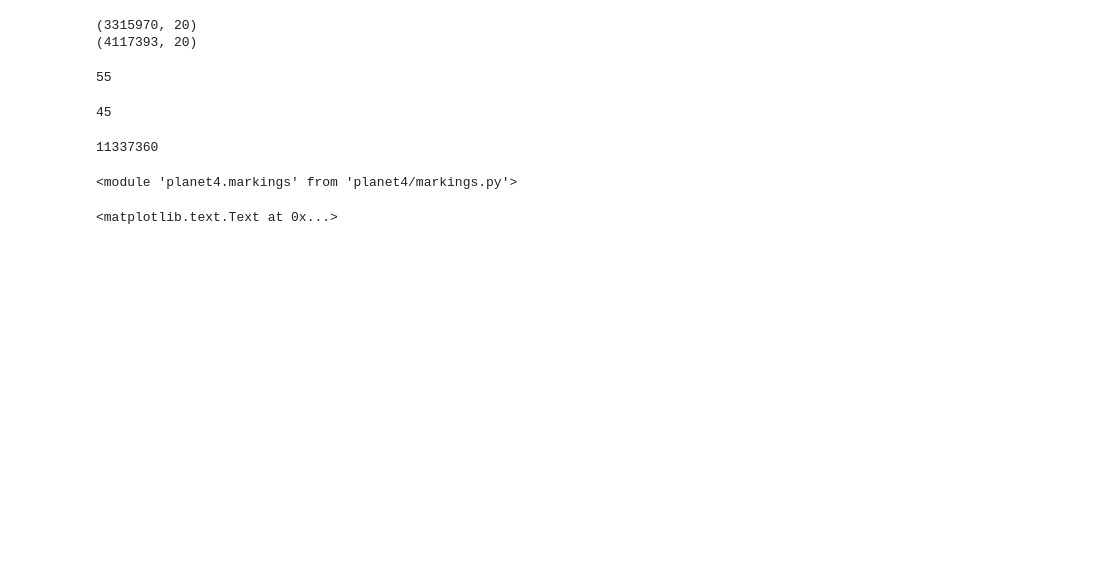
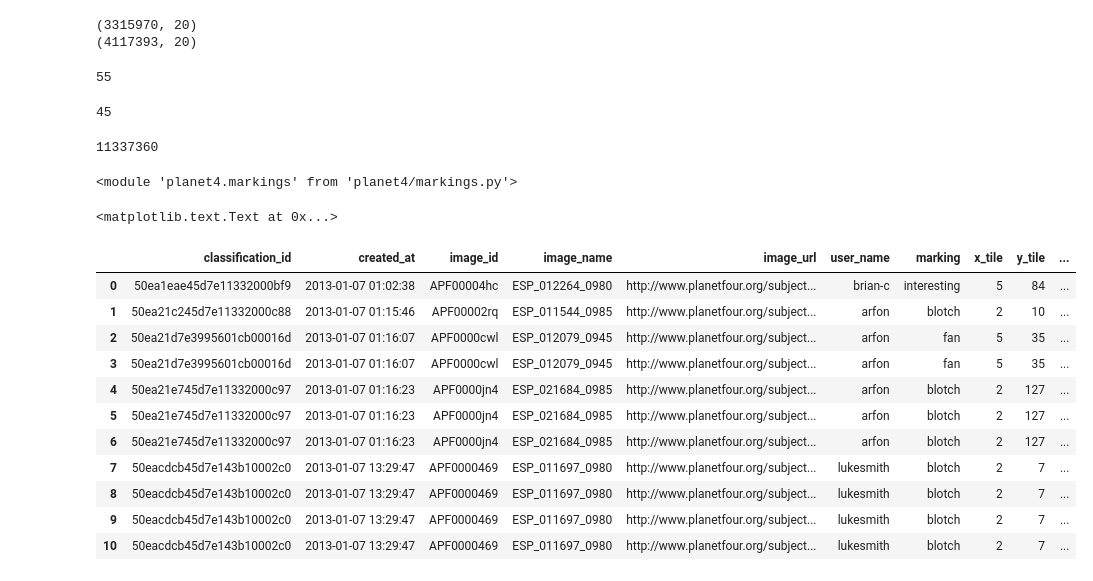
Before and after one commit to michaelaye/planet4, a Jupyter notebook: notebooks/reduction tests.ipynb, the cells around one changed output. Drawn from its saved outputs; the diff is of its cells as text; code cells hidden in the pictures; blank space fills up the shorter version.

```diff
--- a/notebooks/reduction tests.ipynb
+++ b/notebooks/reduction tests.ipynb
@@ -213,0 +214,16 @@ imshow?
+# %%
+d = blaze.Data('/Users/maye/data/planet4/2014-12-21_planet_four_classifications.csv')
+d
+# %% [output]
+|  | classification_id | created_at | image_id | image_name | image_url | user_name | marking | x_tile | y_tile | ... |
+| 0 | 50ea1eae45d7e11332000bf9 | 2013-01-07 01:02:38 | APF00004hc | ESP_012264_0980 | http://www.planetfour.org/subject... | brian-c | interesting | 5 | 84 | ... |
+| 1 | 50ea21c245d7e11332000c88 | 2013-01-07 01:15:46 | APF00002rq | ESP_011544_0985 | http://www.planetfour.org/subject... | arfon | blotch | 2 | 10 | ... |
+| 2 | 50ea21d7e3995601cb00016d | 2013-01-07 01:16:07 | APF0000cwl | ESP_012079_0945 | http://www.planetfour.org/subject... | arfon | fan | 5 | 35 | ... |
+| 3 | 50ea21d7e3995601cb00016d | 2013-01-07 01:16:07 | APF0000cwl | ESP_012079_0945 | http://www.planetfour.org/subject... | arfon | fan | 5 | 35 | ... |
+| 4 | 50ea21e745d7e11332000c97 | 2013-01-07 01:16:23 | APF0000jn4 | ESP_021684_0985 | http://www.planetfour.org/subject... | arfon | blotch | 2 | 127 | ... |
+| 5 | 50ea21e745d7e11332000c97 | 2013-01-07 01:16:23 | APF0000jn4 | ESP_021684_0985 | http://www.planetfour.org/subject... | arfon | blotch | 2 | 127 | ... |
+| 6 | 50ea21e745d7e11332000c97 | 2013-01-07 01:16:23 | APF0000jn4 | ESP_021684_0985 | http://www.planetfour.org/subject... | arfon | blotch | 2 | 127 | ... |
+| 7 | 50eacdcb45d7e143b10002c0 | 2013-01-07 13:29:47 | APF0000469 | ESP_011697_0980 | http://www.planetfour.org/subject... | lukesmith | blotch | 2 | 7 | ... |
+| 8 | 50eacdcb45d7e143b10002c0 | 2013-01-07 13:29:47 | APF0000469 | ESP_011697_0980 | http://www.planetfour.org/subject... | lukesmith | blotch | 2 | 7 | ... |
+| 9 | 50eacdcb45d7e143b10002c0 | 2013-01-07 13:29:47 | APF0000469 | ESP_011697_0980 | http://www.planetfour.org/subject... | lukesmith | blotch | 2 | 7 | ... |
+| 10 | 50eacdcb45d7e143b10002c0 | 2013-01-07 13:29:47 | APF0000469 | ESP_011697_0980 | http://www.planetfour.org/subject... | lukesmith | blotch | 2 | 7 | ... |
```
Also changed, not shown: parts of 15 cells of this notebook, 4 other files.
